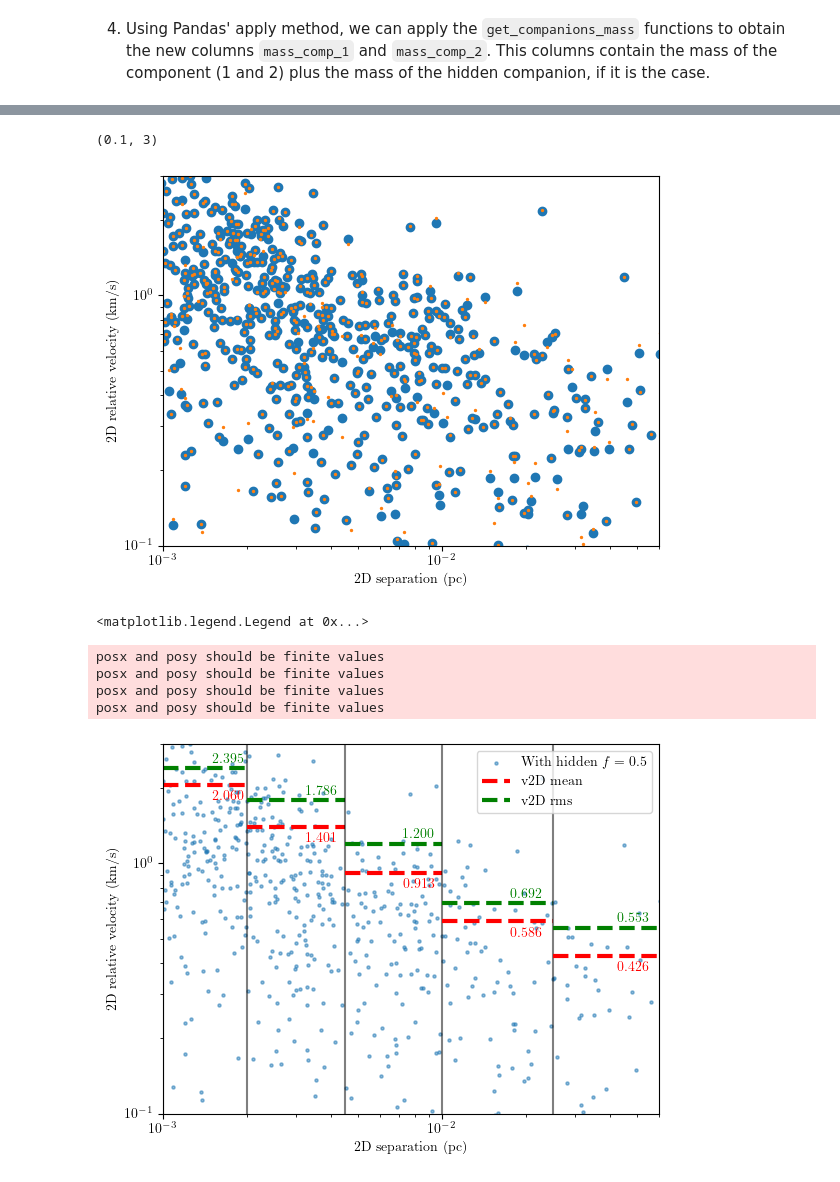
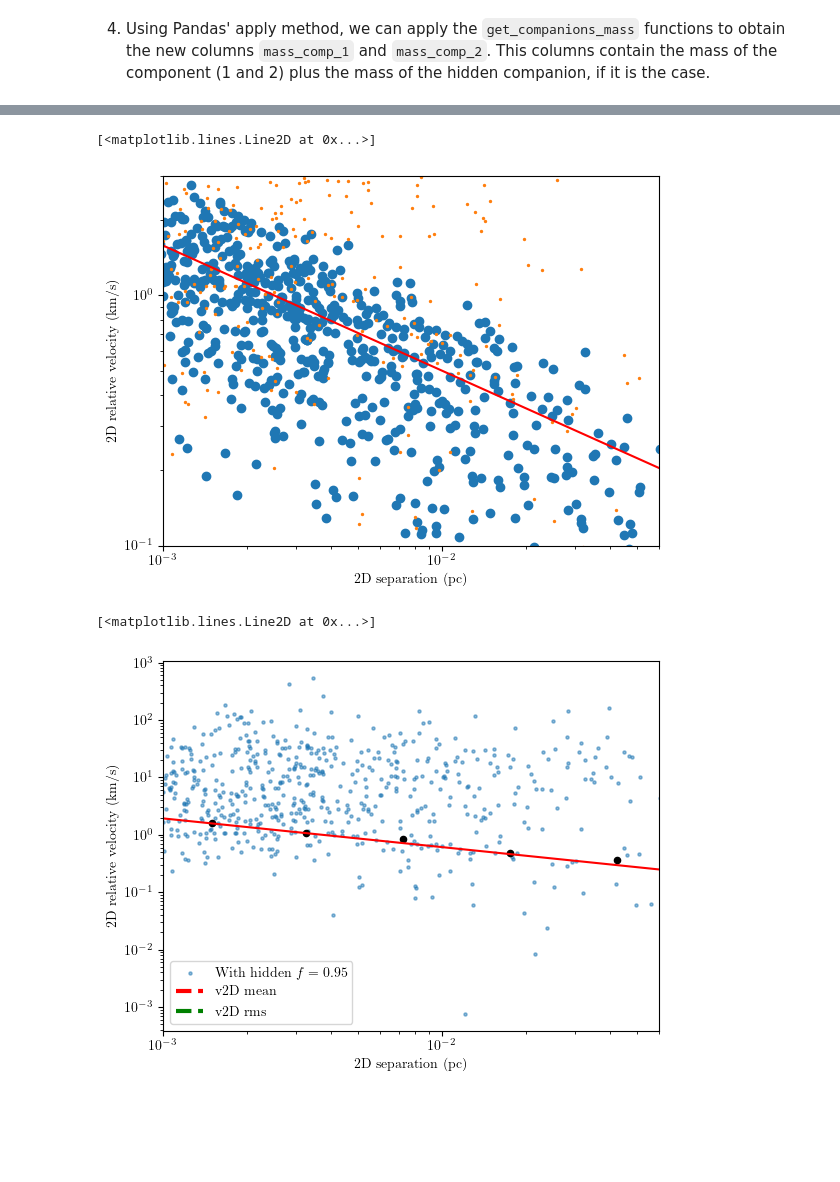
Before and after one commit to aaguayoo/binary-statistics, a Jupyter notebook: python/notebooks/hidden_tertiaries.ipynb, the cells around one changed output, grey strips where cells are left out. Saved outputs shown, nothing was run; the diff lists cells and outputs as text; code cells hidden in the pictures; blank space fills up the shorter version.

```diff
--- a/python/notebooks/hidden_tertiaries.ipynb
+++ b/python/notebooks/hidden_tertiaries.ipynb
@@ -269,14 +260,19 @@ new_binary_dataframe["phi_A"] = new_binary_dataframe["eccentricity_A"].apply(lam
 new_binary_dataframe["phi_B"] = new_binary_dataframe["eccentricity_B"].apply(lambda x: phi_angle([x]))
 # %%
 log = Log()
-new_binary_dataframe["a_in_A"] = new_binary_dataframe.apply(lambda x: log.random_sample(0.01, x.PARALLAX1, size=1)[0], axis=1)
-new_binary_dataframe["a_in_B"] = new_binary_dataframe.apply(lambda x: log.random_sample(0.01, x.PARALLAX2, size=1)[0], axis=1)
+ua = 4.84814e-6
+new_binary_dataframe["a_in_A"] = new_binary_dataframe.apply(lambda x: log.random_sample(0.01*ua, x.PARALLAX1*ua, size=1)[0], axis=1)
+new_binary_dataframe["a_in_B"] = new_binary_dataframe.apply(lambda x: log.random_sample(0.01*ua, x.PARALLAX2*ua, size=1)[0], axis=1)
 # %%
 new_binary_dataframe["r_3D_in_A"] = new_binary_dataframe.apply(lambda x: x.a_in_A*(1 - x.eccentricity_A**2)/(1 + x.eccentricity_A*np.cos(x.phi_A - x.phi_0_A)), axis=1)
 new_binary_dataframe["r_3D_in_B"] = new_binary_dataframe.apply(lambda x: x.a_in_B*(1 - x.eccentricity_B**2)/(1 + x.eccentricity_B*np.cos(x.phi_B - x.phi_0_B)), axis=1)
 # %%
 new_binary_dataframe["eta_phot_A"] = new_binary_dataframe.apply(lambda x: x.mass_A_2/(x.M_A), axis=1)
 new_binary_dataframe["eta_phot_B"] = new_binary_dataframe.apply(lambda x: x.mass_B_2/(x.M_B), axis=1)
+# %%
+alp=3.5
+new_binary_dataframe["eta_phot_A"] = new_binary_dataframe.apply(lambda x: x.mass_A_1*x.mass_A_2*(x.mass_A_1**(alp-1)-x.mass_A_2**(alp-1))/((x.mass_A_1+x.mass_A_2)*(x.mass_A_1**alp+x.mass_A_2**alp)), axis=1)
+new_binary_dataframe["eta_phot_B"] = new_binary_dataframe.apply(lambda x: x.mass_B_1*x.mass_B_2*(x.mass_B_1**(alp-1)-x.mass_B_2**(alp-1))/((x.mass_B_1+x.mass_B_2)*(x.mass_B_1**alp+x.mass_B_2**alp)), axis=1)
 # %%
 v_tilde = VelTilde()
 new_binary_dataframe["v_tilde_A"] = new_binary_dataframe.apply(lambda x: v_tilde.distribution(x.phi_A, x.phi_0_A, x.i_angle_A, x.eccentricity_A), axis=1)
@@ -288,6 +284,10 @@ new_binary_dataframe["s_B"] = new_binary_dataframe.apply(lambda x: x.r_3D_in_B*n
 G = 4.3009e-03 # pc·(km/s)²·M_\odot⁻¹
 new_binary_dataframe["v2Dp_A"] = new_binary_dataframe.apply(lambda x: x.eta_phot_A*np.sqrt(G*x.M_A/x.s_A)*x.v_tilde_A, axis=1)
 new_binary_dataframe["v2Dp_B"] = new_binary_dataframe.apply(lambda x: x.eta_phot_B*np.sqrt(G*x.M_B/x.s_B)*x.v_tilde_B, axis=1)
+# %%
+G = 4.3009e-03 # pc·(km/s)²·M_\odot⁻¹
+new_binary_dataframe["v3Dp_A"] = new_binary_dataframe.apply(lambda x: x.eta_phot_A*np.sqrt(G*x.M_A/x.r_3D_in_A)*np.sqrt(2 - x.r_3D_in_A/x.a_in_A), axis=1)#*x.v_tilde_A, axis=1)
+new_binary_dataframe["v3Dp_B"] = new_binary_dataframe.apply(lambda x: x.eta_phot_B*np.sqrt(G*x.M_B/x.r_3D_in_B)*np.sqrt(2 - x.r_3D_in_B/x.a_in_B), axis=1)#*x.v_tilde_B, axis=1)
 # %%
 new_binary_dataframe["psi_A"] = new_binary_dataframe.apply(lambda x: np.arctan(-(np.cos(x.phi_A) + x.eccentricity_A*np.cos(x.phi_0_A))/(np.sin(x.phi_A) + x.eccentricity_A*np.sin(x.phi_0_A))), axis=1)
 new_binary_dataframe["psi_B"] = new_binary_dataframe.apply(lambda x: np.arctan(-(np.cos(x.phi_B) + x.eccentricity_B*np.cos(x.phi_0_B))/(np.sin(x.phi_B) + x.eccentricity_B*np.sin(x.phi_0_B))), axis=1)
@@ -301,25 +301,27 @@ new_binary_dataframe["vp_A_y"] = new_binary_dataframe.apply(lambda x: x.v3D_A*np
 new_binary_dataframe["vp_B_x"] = new_binary_dataframe.apply(lambda x: -x.v3D_B*np.sin(x.phi_B), axis=1)
 new_binary_dataframe["vp_B_y"] = new_binary_dataframe.apply(lambda x: x.v3D_B*np.cos(x.i_angle_B)*np.cos(x.phi_B), axis=1)
 # %%
-new_binary_dataframe["vp_X"] = new_binary_dataframe.apply(lambda x: x.vp_x + x.vp_A_x*x.eta_phot_A + x.vp_B_x*x.eta_phot_B, axis=1)
-new_binary_dataframe["vp_Y"] = new_binary_dataframe.apply(lambda x: x.vp_y + x.vp_A_y*x.eta_phot_A + x.vp_B_y*x.eta_phot_B, axis=1)
+new_binary_dataframe["vp_X"] = new_binary_dataframe.apply(lambda x: x.vp_x + x.vp_A_x + x.vp_B_x, axis=1)
+new_binary_dataframe["vp_Y"] = new_binary_dataframe.apply(lambda x: x.vp_y + x.vp_A_y + x.vp_B_y, axis=1)
 # %%
 new_binary_dataframe["v2D_tertiaries"] = new_binary_dataframe.apply(lambda x: np.sqrt(x.vp_X**2 + x.vp_Y**2), axis=1)
 # %%
 new_binary_dataframe["v2D_no_tertiaries"] = new_binary_dataframe.apply(lambda x: np.sqrt(x.vp_x**2 + x.vp_y**2), axis=1)
 # %%
 fig, ax = plt.subplots()
-ax.scatter(new_binary_dataframe["r"],new_binary_dataframe["v2D_no_tertiaries"])
+ax.scatter(new_binary_dataframe["r"],new_binary_dataframe["v2Dp_notert"])
 ax.scatter(new_binary_dataframe["r"],new_binary_dataframe["v2D_tertiaries"], s=2)
 plt.xscale("log")
 plt.yscale("log")
 ax.set_xlabel("2D separation (pc)")
 ax.set_ylabel("2D relative velocity (km/s)")
 ax.set_xlim(0.001,6e-2)
 ax.set_ylim(0.1,3)
+x = np.linspace(0.001,6e-2,1000)
+ax.plot(x, 0.05*x**(-0.5), color="red")
 # %% [output]
-(0.1, 3)
+[<matplotlib.lines.Line2D at 0x...>]
-[figure, old version]
+[figure, new version]
 # %%
 hist, bins = np.histogram(new_binary_dataframe["r"], bins=[0.0001, 0.001, 0.002, 0.0045, 0.01, 0.025, 0.06])
 
@@ -342,23 +346,26 @@ plt.yscale("log")
 ax.set_xlabel("2D separation (pc)")
 ax.set_ylabel("2D relative velocity (km/s)")
 ax.set_xlim(0.001,6e-2)
-ax.set_ylim(0.1,3)
+#ax.set_ylim(0.1,3)
 ax.hlines(mean[index], bins[0], bins[1], color="red", linestyles="dashed", linewidth=3, label="v2D mean")
+#ax.hlines(median[index], bins[0], bins[1], color="orange", linestyles="dashed", linewidth=3, label="v2D median")
 ax.hlines(rms[index], bins[0], bins[1], color="green", linestyles="dashed", linewidth=3, label="v2D rms")
 for index, bin_ in enumerate(bins[1:]):
-    ax.vlines(bins[index], 0.1, 3, color="black", alpha=0.5)
-    ax.hlines(mean[index], bins[index], bins[index+1], color="red", linestyles="dashed", linewidth=3)
-    ax.text((bins[index+1]+bins[index])/2, 0.87*mean[index], f"{mean[index]:.3f}", color="red")
-    ax.hlines(rms[index], bins[index], bins[index+1], color="green", linestyles="dashed", linewidth=3)
-    ax.text((bins[index+1]+bins[index])/2, 1.05*rms[index], f"{rms[index]:.3f}", color="green")
+    #ax.vlines(bins[index], 0.1, 3, color="black", alpha=0.5)
+    #ax.hlines(mean[index], bins[index], bins[index+1], color="red", linestyles="dashed", linewidth=3)
+    #ax.text((bins[index+1]+bins[index])/2, 0.87*mean[index], f"{mean[index]:.3f}", color="red")
+    #ax.scatter((bins[index+1]+bins[index])/2, mean[index], 20, color="black")
+    ax.scatter((bins[index+1]+bins[index])/2, median[index], 20, color="black")
+    #ax.hlines(median[index], bins[index], bins[index+1], color="orange", linestyles="dashed", linewidth=3)
+    #ax.text((bins[index+1]+bins[index])/2, 0.87*median[index], f"{median[index]:.3f}", color="orange")
+    #ax.hlines(rms[index], bins[index], bins[index+1], color="green", linestyles="dashed", linewidth=3)
+    #ax.text((bins[index+1]+bins[index])/2, 1.05*rms[index], f"{rms[index]:.3f}", color="green")
 plt.legend()
+x = np.linspace(0.001,6e-2,1000)
+ax.plot(x, 0.061*x**(-0.5), color="red")
 # %% [output]
-<matplotlib.legend.Legend at 0x...>
+[<matplotlib.lines.Line2D at 0x...>]
-posx and posy should be finite values
-posx and posy should be finite values
-posx and posy should be finite values
-posx and posy should be finite values
-[figure, old version]
+[figure, new version]
 # %%
 hist, bins = np.histogram(new_binary_dataframe["r"], bins=[0.0001, 0.001, 0.002, 0.0045, 0.01, 0.025, 0.06])
 
```
Also changed, not shown: parts of 10 cells of this notebook, 1 other file.
